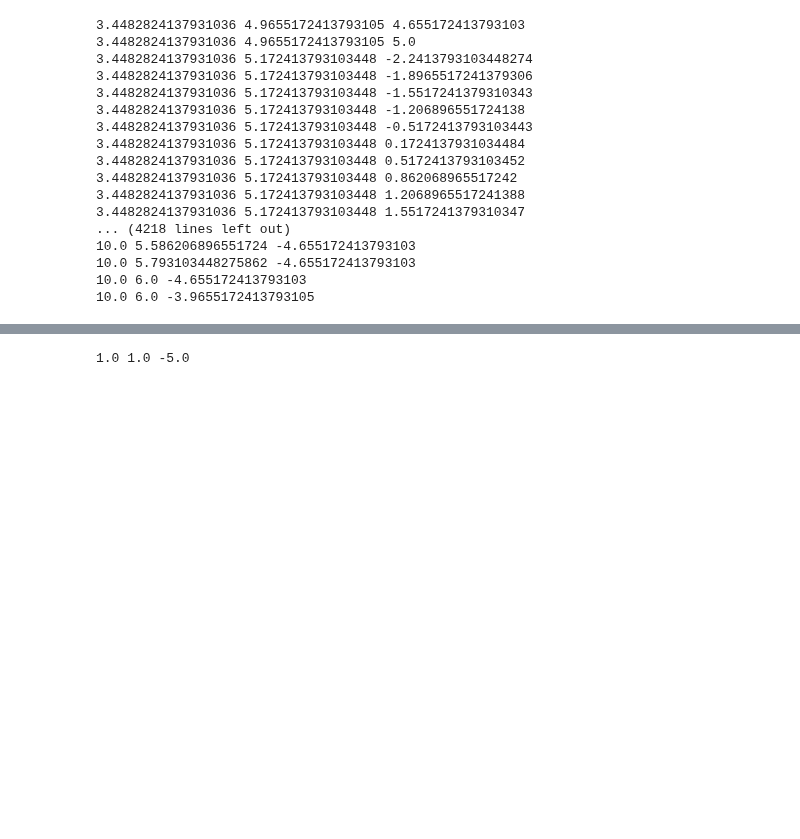
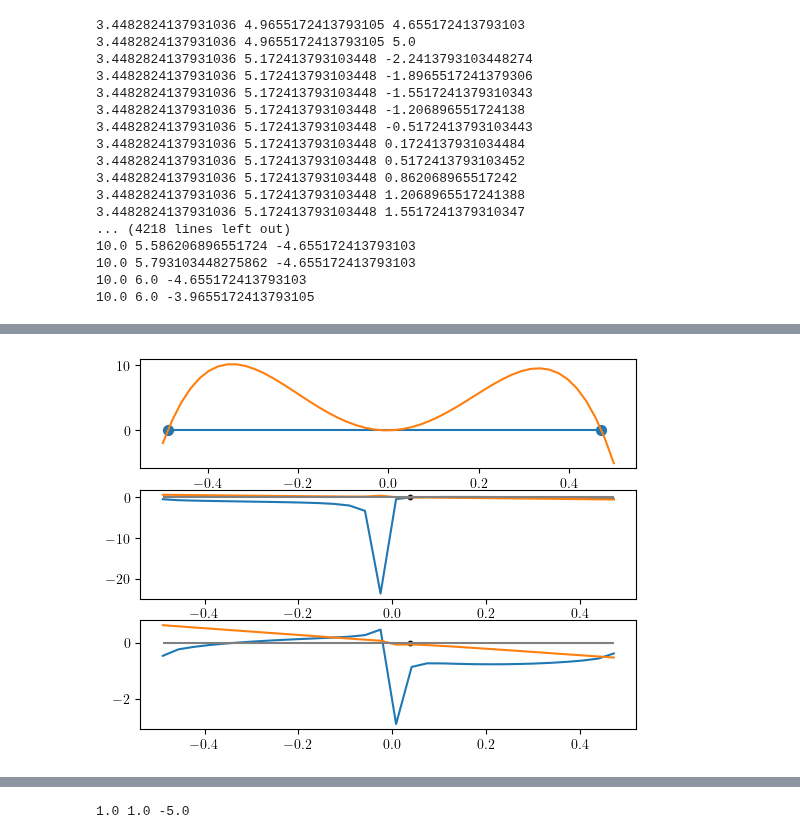
Before and after one commit to ChriGomm/Bachelor_sympy, a Jupyter notebook: delta.ipynb, the cells around one changed output, grey strips where cells are left out. Cells and saved outputs as stored; diff of their text form; code cells hidden in the pictures; blank space fills up the shorter version.

```diff
--- a/delta.ipynb
+++ b/delta.ipynb
@@ -582,0 +697,94 @@ array([[[1., 2., 2., ..., 0., 0., 0.],
+# %%
+from random import random
+for reps in range(10):
+    ik, iw, id = (np.array([random(),random(),random()])*gridpoints).astype(np.int64)
+    kval, wval, dval = k[ik], w[iw], d[id]
+    print(kval, wval, dval)
+    xgrid, points = set_xgird(wval,kval,dval,Gam,sgam,points=True)
+    Func = np.zeros_like(xgrid)
+    if xgrid[0]==-2:
+        plt.figure()
+        plt.plot(x_range,insq(x_range,wval,kval,dval,Gam,sgam))
+        plt.show()
+        continue
+    fig, ax = plt.subplots(3,1)
+    for n in range(3):
+        if n==1:
+            Func  = np.zeros_like(xgrid)
+            for i,x in enumerate(xgrid):
+                # print(insq_preci(x,wval,kval,dval,Gam,sgam))
+                # if dval>=0:
+                #     Func[i]=y1ofx(x,wval,kval,dval,Gam,sgam)
+                # else:
+                #     Func[i]=y2ofx(x,wval,kval,dval,Gam,sgam)
+                Func1  = np.zeros_like(xgrid)
+                Func2 = np.zeros_like(xgrid)
+                Func3 = np.zeros_like(xgrid)
+                if dval>=0:
+                    for i,x in enumerate(xgrid):
+                    # print(insq_preci(x,wval,kval,dval,Gam,sgam))
+                    # Func2[i]=num(x,wval,kval,dval,Gam,sgam)
+                        # y =y1ofx(x,wval,kval,dval,Gam,sgam)
+                        Func1[i]=Fx(x,wval,kval,dval,Gam,sgam,2)#*Decimal(x)
+                        Func2[i]=Fx2(x,wval,kval,dval,Gam,sgam,2)#*y
+                    # Func3[i]=eq(x,wval,kval,dval,Gam,sgam,1)
+                else:
+                    for i,x in enumerate(xgrid):
+                        # y = y2ofx(x,wval,kval,dval,Gam,sgam)
+                        Func1[i]=Fx(x,wval,kval,dval,Gam,sgam,1)#*Decimal(x)
+                        Func2[i]=Fx2(x,wval,kval,dval,Gam,sgam,1)#*y
+
+        elif n==0:
+            Func  = np.zeros_like(x_range)
+            for i,x in enumerate(x_range):
+                Func[i]=insq(x,wval,kval,dval,Gam,sgam)
+        else:
+            Func1  = np.zeros_like(xgrid)
+            Func2 = np.zeros_like(xgrid)
+            Func3 = np.zeros_like(xgrid)
+            if dval>=0:
+                for i,x in enumerate(xgrid):
+                # print(insq_preci(x,wval,kval,dval,Gam,sgam))
+                # Func2[i]=num(x,wval,kval,dval,Gam,sgam)
+                    # y =y1ofx(x,wval,kval,dval,Gam,sgam)
+                    Func1[i]=Fx(x,wval,kval,dval,Gam,sgam,1)#*Decimal(x)
+                    Func2[i]=Fx2(x,wval,kval,dval,Gam,sgam,1)#*y
+                    # Func3[i]=eq(x,wval,kval,dval,Gam,sgam,1)
+            else:
+                for i,x in enumerate(xgrid):
+                    # y = y2ofx(x,wval,kval,dval,Gam,sgam)
+                    Func1[i]=Fx(x,wval,kval,dval,Gam,sgam,2)#*Decimal(x)
+                    Func2[i]=Fx2(x,wval,kval,dval,Gam,sgam,2)#*y
+                    # Func3[i]=eq(x,wval,kval,dval,Gam,sgam,2)
+        for j in range(len(points)):
+            if j%2==0 and n==0:
+                ax[n].plot(points[j:j+2],np.zeros_like(points[j:j+2]))
+        if n==0:
+            ax[n].scatter(points,np.zeros_like(points),s=50)
+            ax[n].plot(x_range,Func)
+        elif n ==1:
+            # ax[n].scatter(xgrid,Func,s=5)
+            # for i in range(int(solution_number[ik,iw,id])):
+            #     ax[n].scatter(xsol[ik,iw,id,i],0,s=10,color='0')
+            # ax[n].plot(xgrid,Func2)
+            ax[n].plot(xgrid,Func1)
+            ax[n].plot(xgrid,Func2)
+            for i in range(int(solution_number[ik,iw,id])):
+                ax[n].scatter(xsol[ik,iw,id,i],0,s=10,color='0')
+            ax[n].hlines(0,xgrid[0],xgrid[-1],color='0.5')
+
+        else:
+            ax[n].plot(xgrid,Func1)
+            ax[n].plot(xgrid,Func2)
+            for i in range(int(solution_number[ik,iw,id])):
+                ax[n].scatter(xsol[ik,iw,id,i],0,s=10,color='0')
+            ax[n].hlines(0,xgrid[0],xgrid[-1],color='0.5')
+            # ax[n].plot(xgrid,Func3)
+            # ax[n].scatter(points,np.zeros_like(points),s=50)
+        # if n==0:
+        #     print(Func,wval)
+    # for soli in range(sol_numb):
+    #     ax[-2].scatter(xsol[ik,iw,id,soli],0,s=20,color="0")
+
+    plt.show()
+# %% [output]
@@ -582,0 +792 @@ array([[[1., 2., 2., ..., 0., 0., 0.],
+[figure, added]
```
Also changed, not shown: parts of 8 cells of this notebook.
